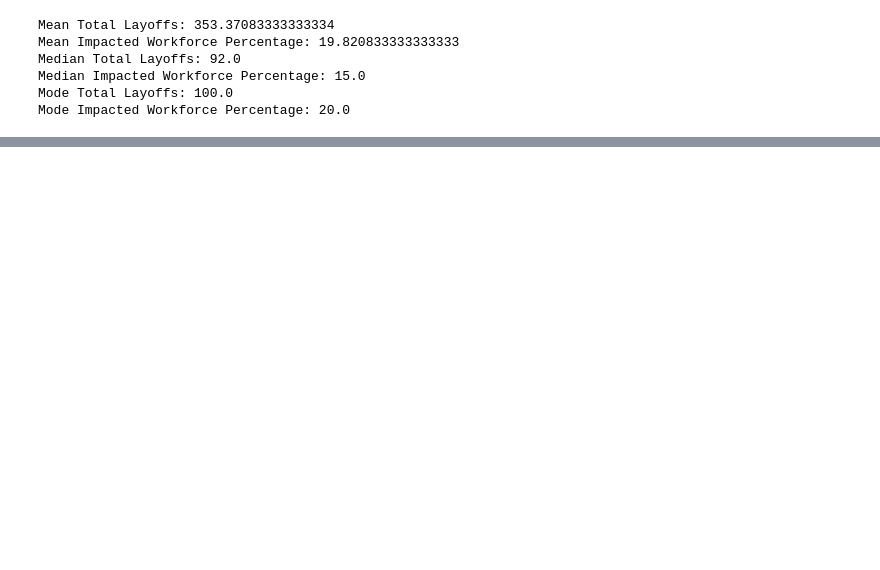
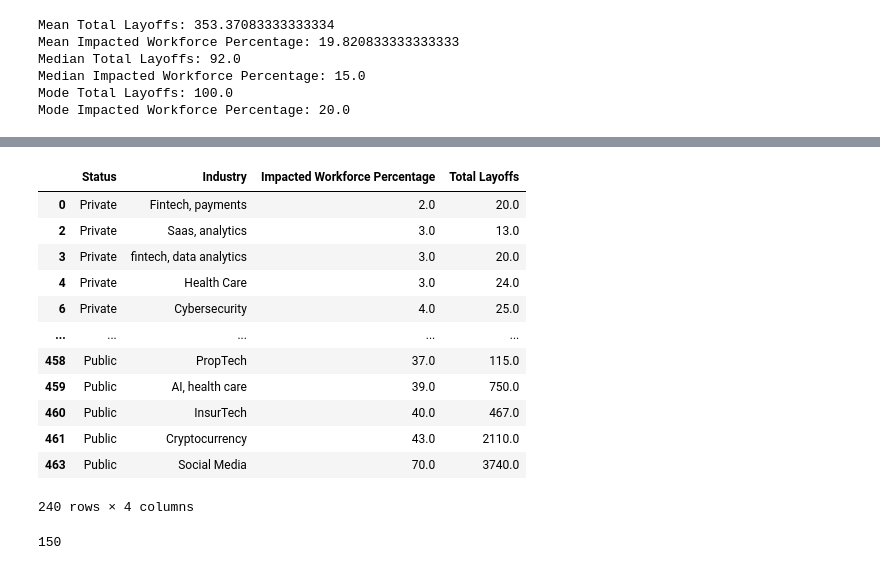
Before and after one commit to Bearit99/Project_1_Group_5, a Jupyter notebook: Final_project.ipynb.ipynb, the cells around one changed output, grey strips where cells are left out. Cells and saved outputs as stored; diff of their text form; code cells hidden in the pictures; blank space fills up the shorter version.

```diff
--- a/Final_project.ipynb.ipynb
+++ b/Final_project.ipynb.ipynb
@@ -433,0 +451,30 @@ Mode Impacted Workforce Percentage: 20.0
+# %%
+# Create new datafram
+
+Industry_df = tech_layoffs_df["Industry"]
+Status_df = tech_layoffs_df["Status"]
+iwf_df = tech_layoffs_df["Impacted Workforce Percentage"]
+tel_df = tech_layoffs_df['Total Layoffs']
+
+Status_indus_df = pd.DataFrame({"Status":Status_df, "Industry":Industry_df, "Impacted Workforce Percentage":iwf_df, 'Total Layoffs':tel_df})
+Status_indus_df
+# %% [output]
+|  | Status | Industry | Impacted Workforce Percentage | Total Layoffs |
+| 0 | Private | Fintech, payments | 2.0 | 20.0 |
+| 2 | Private | Saas, analytics | 3.0 | 13.0 |
+| 3 | Private | fintech, data analytics | 3.0 | 20.0 |
+| 4 | Private | Health Care | 3.0 | 24.0 |
+| 6 | Private | Cybersecurity | 4.0 | 25.0 |
+| ... | ... | ... | ... | ... |
+| 458 | Public | PropTech | 37.0 | 115.0 |
+| 459 | Public | AI, health care | 39.0 | 750.0 |
+| 460 | Public | InsurTech | 40.0 | 467.0 |
+| 461 | Public | Cryptocurrency | 43.0 | 2110.0 |
+| 463 | Public | Social Media | 70.0 | 3740.0 |
+240 rows × 4 columns
+# %%
+# Number of uncategorized industries
+
+Industry_df.nunique()
+# %% [output]
+150
```
Also changed, not shown: parts of 11 cells of this notebook.
